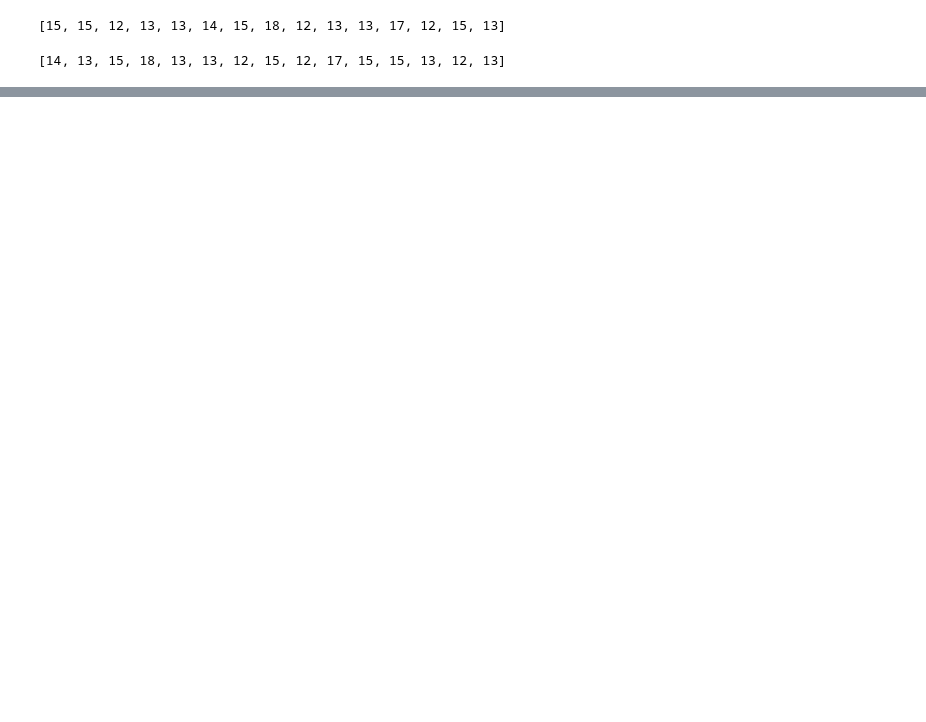
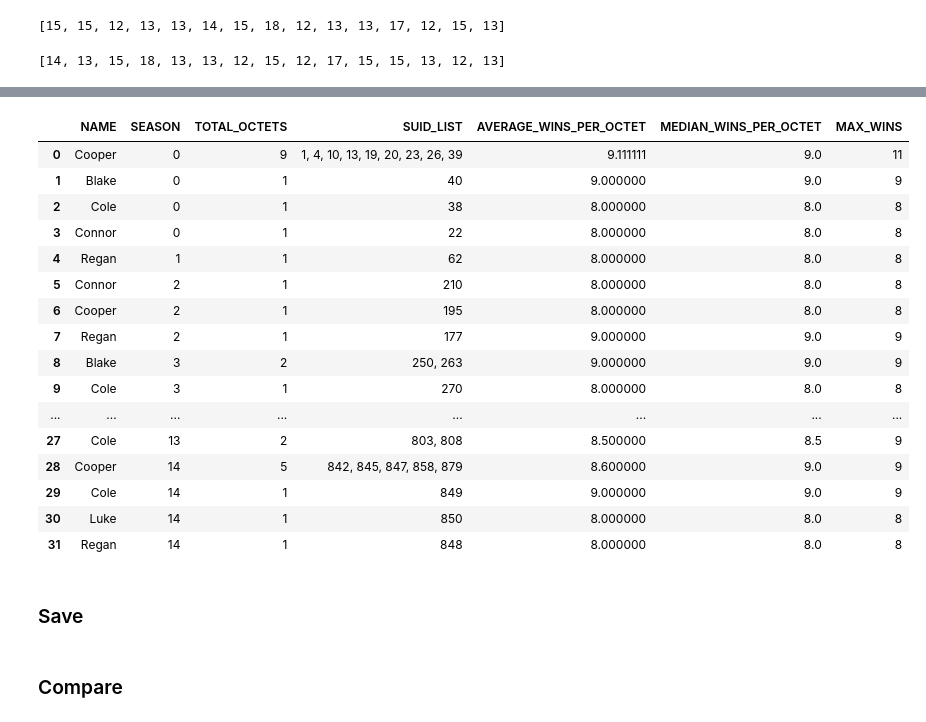
Before and after one commit to c-goodman/mkstream, a Jupyter notebook: notebooks/data_migration.ipynb, the cells around one changed output, grey strips where cells are left out. Drawn from its saved outputs; the diff is of its cells as text; code cells hidden in the pictures; blank space fills up the shorter version.

Commit message:
octet groupby for before and after comparison

```diff
--- a/notebooks/data_migration.ipynb
+++ b/notebooks/data_migration.ipynb
@@ -417,0 +416,12 @@ pd.Series([len(x) for x in four_p_out["PLAYERS_1ST"].unique()]).max()
+# %%
+octets_df = load_data_pd(sheet_name="octets", sheet_id=os.environ["SHEET_ID"])
+
+octets_df = octets_df.drop(
+    columns=[
+        x
+        for x in octets_df.columns
+        if x.__contains__("Unnamed")
+    ]
+)
+
+octets_df
@@ -417,0 +461,43 @@ pd.Series([len(x) for x in four_p_out["PLAYERS_1ST"].unique()]).max()
+# %%
+octets_per_season_gb = (
+    octets_df.groupby(by=["NAME", "SEASON"])
+    .agg(
+        TOTAL_OCTETS=pd.NamedAgg("COUNT", "count"),
+        SUID_LIST=pd.NamedAgg("SUID", list),
+        AVERAGE_WINS_PER_OCTET=pd.NamedAgg("COUNT", "mean"),
+        MEDIAN_WINS_PER_OCTET=pd.NamedAgg("COUNT", "median"),
+        MAX_WINS=pd.NamedAgg("COUNT", "max"),
+    )
+    .reset_index()
+    .sort_values(by=["SEASON", "TOTAL_OCTETS"], ascending=[True, False])
+    .reset_index(drop=True)
+)
+
+octets_per_season_gb["SUID_LIST"] = (
+    octets_per_season_gb["SUID_LIST"]
+    .astype(str)
+    .str.replace("[", "")
+    .str.replace("]", "")
+)
+
+octets_per_season_gb
+# %% [output]
+|  | NAME | SEASON | TOTAL_OCTETS | SUID_LIST | AVERAGE_WINS_PER_OCTET | MEDIAN_WINS_PER_OCTET | MAX_WINS |
+| 0 | Cooper | 0 | 9 | 1, 4, 10, 13, 19, 20, 23, 26, 39 | 9.111111 | 9.0 | 11 |
+| 1 | Blake | 0 | 1 | 40 | 9.000000 | 9.0 | 9 |
+| 2 | Cole | 0 | 1 | 38 | 8.000000 | 8.0 | 8 |
+| 3 | Connor | 0 | 1 | 22 | 8.000000 | 8.0 | 8 |
+| 4 | Regan | 1 | 1 | 62 | 8.000000 | 8.0 | 8 |
+| 5 | Connor | 2 | 1 | 210 | 8.000000 | 8.0 | 8 |
+| 6 | Cooper | 2 | 1 | 195 | 8.000000 | 8.0 | 8 |
+| 7 | Regan | 2 | 1 | 177 | 9.000000 | 9.0 | 9 |
+| 8 | Blake | 3 | 2 | 250, 263 | 9.000000 | 9.0 | 9 |
+| 9 | Cole | 3 | 1 | 270 | 8.000000 | 8.0 | 8 |
+| ... | ... | ... | ... | ... | ... | ... | ... |
+| 27 | Cole | 13 | 2 | 803, 808 | 8.500000 | 8.5 | 9 |
+| 28 | Cooper | 14 | 5 | 842, 845, 847, 858, 879 | 8.600000 | 9.0 | 9 |
+| 29 | Cole | 14 | 1 | 849 | 9.000000 | 9.0 | 9 |
+| 30 | Luke | 14 | 1 | 850 | 8.000000 | 8.0 | 8 |
+| 31 | Regan | 14 | 1 | 848 | 8.000000 | 8.0 | 8 |
+# %% [markdown]
+### Save
@@ -417,0 +516,2 @@ pd.Series([len(x) for x in four_p_out["PLAYERS_1ST"].unique()]).max()
+# %% [markdown]
+### Compare
```
Also changed, not shown: parts of 21 cells of this notebook.
